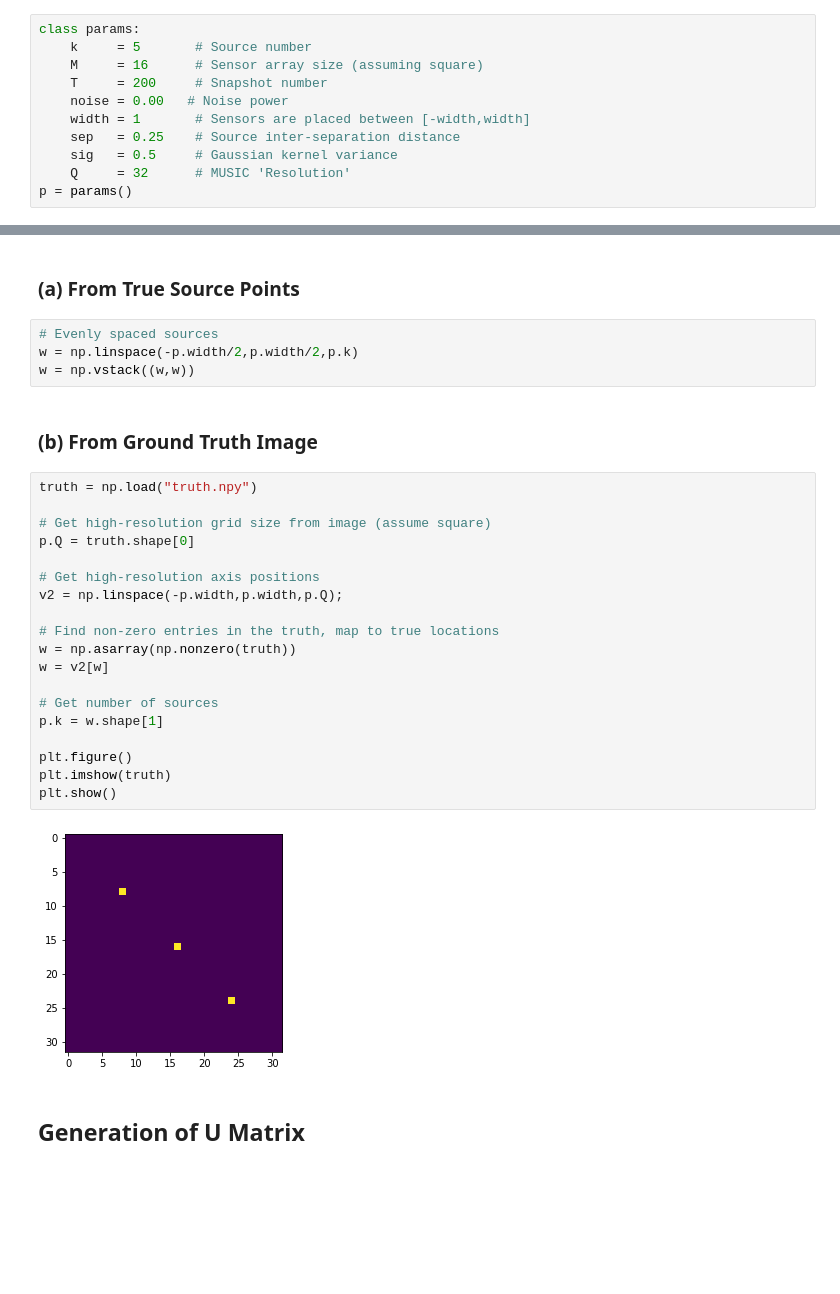
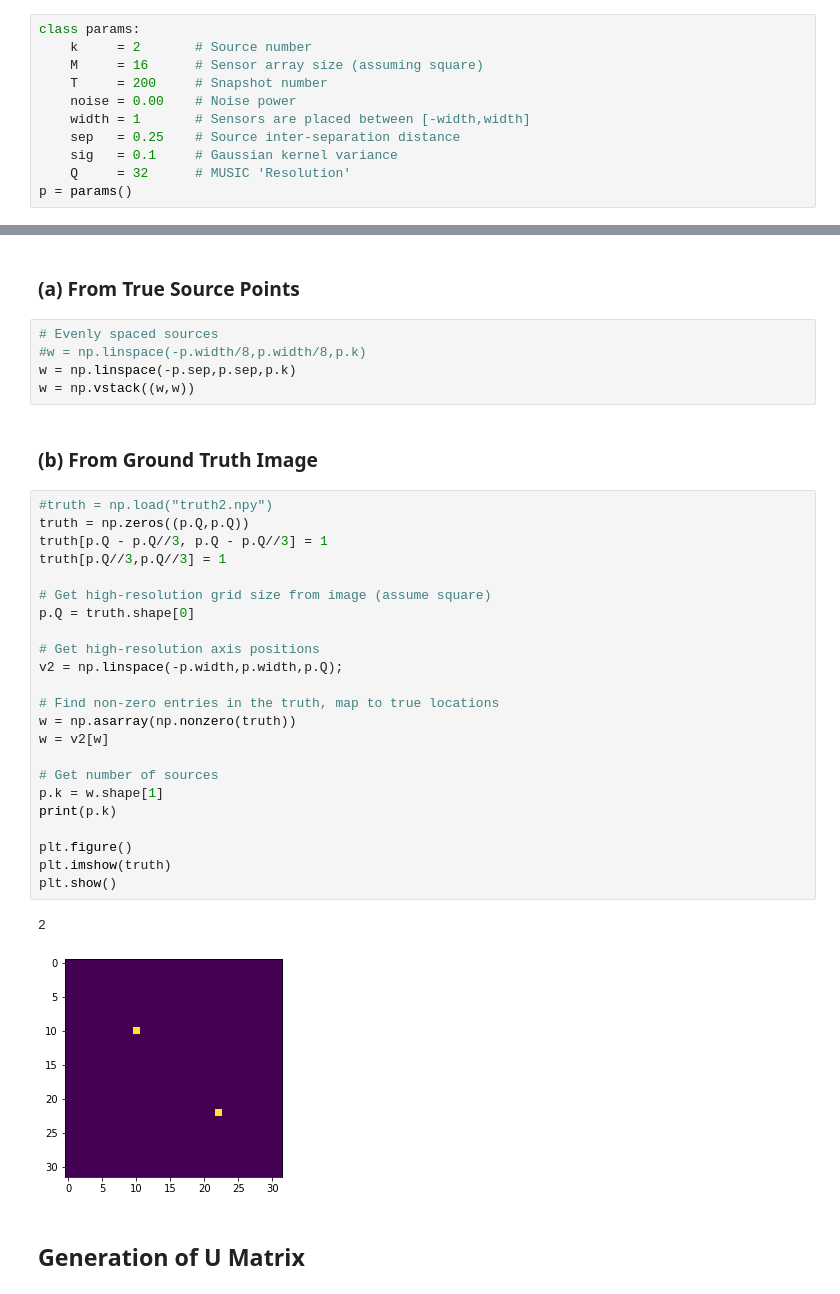
Before and after one commit to ElasticDuckCode/MUSIC_Microscopy, a Jupyter notebook: MUSIC_Microscopy.ipynb, the cells around one changed output, grey strips where cells are left out. Drawn from its saved outputs; the diff is of its cells as text; blank space fills up the shorter version.

```diff
--- a/MUSIC_Microscopy.ipynb
+++ b/MUSIC_Microscopy.ipynb
@@ -12,13 +12,13 @@ from mpl_toolkits.mplot3d import Axes3D
 ## Program Parameters
 # %%
 class params:
-    k     = 5       # Source number
+    k     = 2       # Source number
     M     = 16      # Sensor array size (assuming square)
     T     = 200     # Snapshot number
-    noise = 0.00   # Noise power
+    noise = 0.00    # Noise power
     width = 1       # Sensors are placed between [-width,width]
     sep   = 0.25    # Source inter-separation distance
-    sig   = 0.5     # Gaussian kernel variance
+    sig   = 0.1     # Gaussian kernel variance
     Q     = 32      # MUSIC 'Resolution'
 p = params()
 # %% [markdown]
@@ -27,31 +27,37 @@ p = params()
 ### (a) From True Source Points
 # %%
 # Evenly spaced sources
-w = np.linspace(-p.width/2,p.width/2,p.k)
+#w = np.linspace(-p.width/8,p.width/8,p.k)
+w = np.linspace(-p.sep,p.sep,p.k)
 w = np.vstack((w,w))
 # %% [markdown]
 ### (b) From Ground Truth Image
 # %%
-truth = np.load("truth.npy")
+#truth = np.load("truth2.npy")
+truth = np.zeros((p.Q,p.Q))
+truth[p.Q - p.Q//3, p.Q - p.Q//3] = 1
+truth[p.Q//3,p.Q//3] = 1
 
 # Get high-resolution grid size from image (assume square)
 p.Q = truth.shape[0]
 
 # Get high-resolution axis positions
 v2 = np.linspace(-p.width,p.width,p.Q);
 
 # Find non-zero entries in the truth, map to true locations
 w = np.asarray(np.nonzero(truth))
 w = v2[w]
 
 # Get number of sources
 p.k = w.shape[1]
+print(p.k)
 
 plt.figure()
 plt.imshow(truth)
 plt.show()
 # %% [output]
+2
-[figure, old version]
+[figure, new version]
 # %% [markdown]
 ## Generation of U Matrix
 # %%
```
Also changed, not shown: parts of 7 cells of this notebook.
